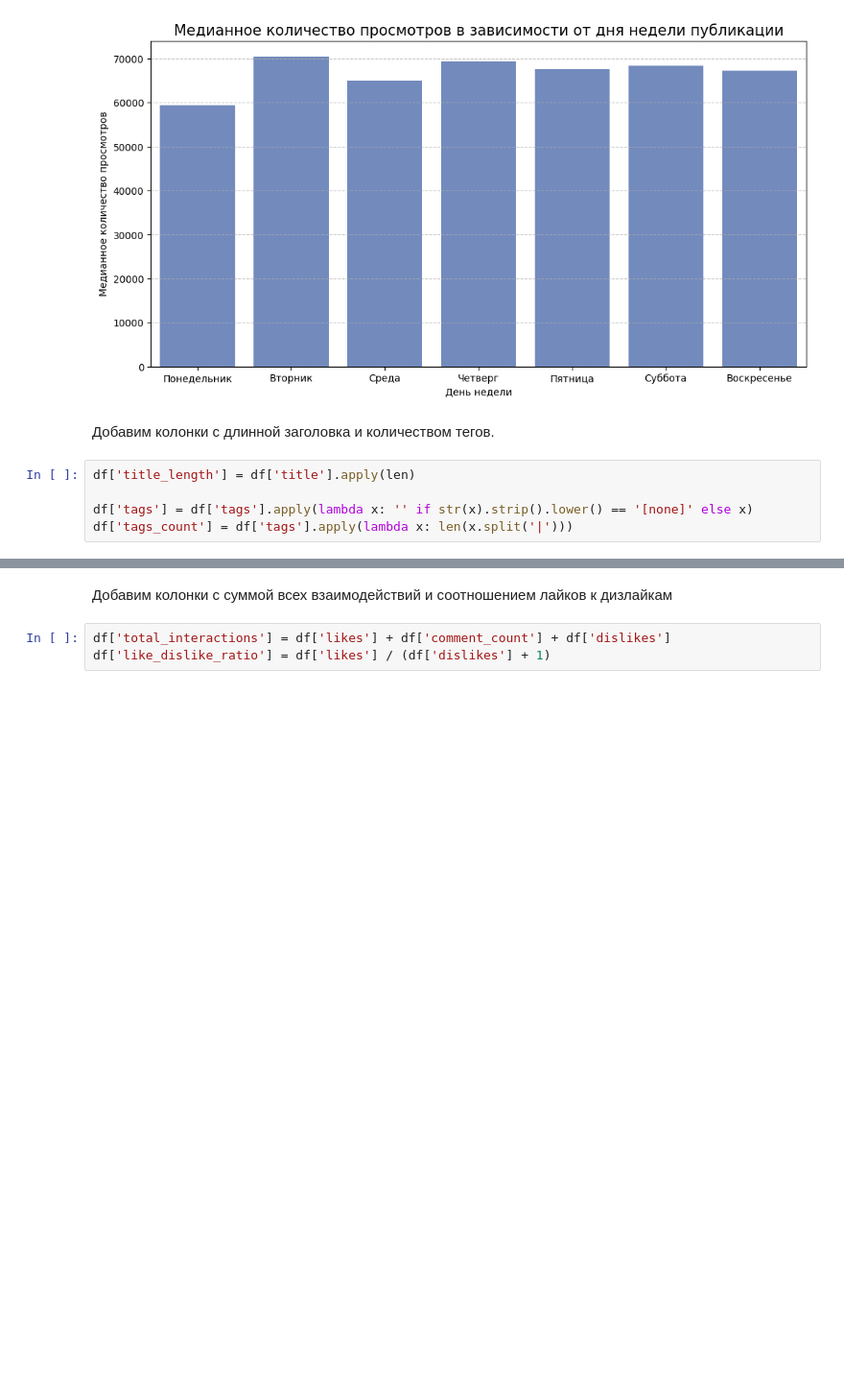
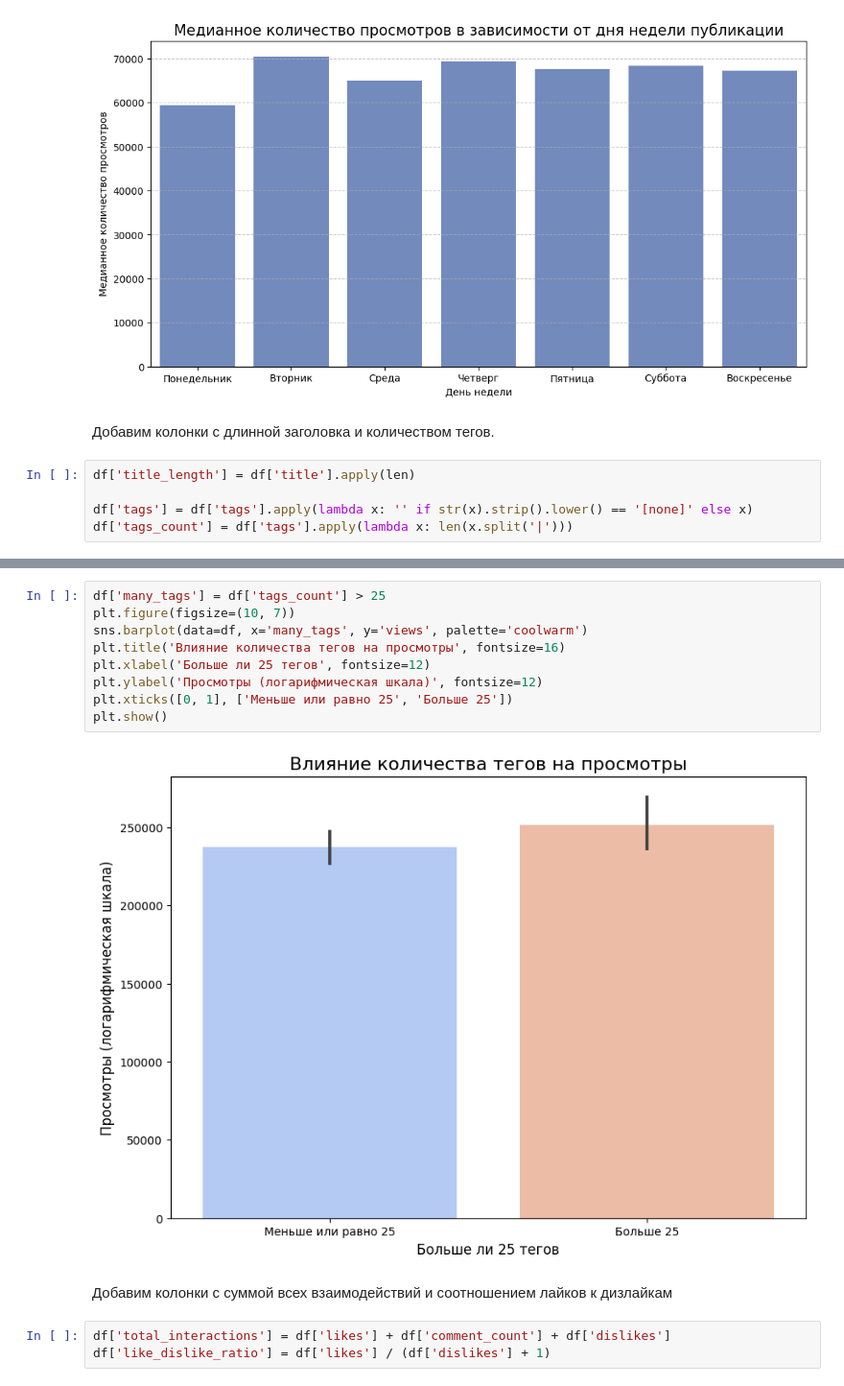
Before and after one commit to ChesanchesPt/Data-Science-proj, a Jupyter notebook: data-science-proj.ipynb, the cells around one changed output, grey strips where cells are left out. Shown at 96% size. Saved outputs shown, nothing was run; the diff lists cells and outputs as text; blank space fills up the shorter version.

```diff
--- a/data-science-proj.ipynb
+++ b/data-science-proj.ipynb
@@ -303,3 +287,14 @@ plt.show()
+# %%
+df['many_tags'] = df['tags_count'] > 25
+plt.figure(figsize=(10, 7))
+sns.barplot(data=df, x='many_tags', y='views', palette='coolwarm')
+plt.title('Влияние количества тегов на просмотры', fontsize=16)
+plt.xlabel('Больше ли 25 тегов', fontsize=12)
+plt.ylabel('Просмотры (логарифмическая шкала)', fontsize=12)
+plt.xticks([0, 1], ['Меньше или равно 25', 'Больше 25'])
+plt.show()
+# %% [output]
+[figure, added]
 # %% [markdown]
 Добавим колонки с суммой всех взаимодействий и соотношением лайков к дизлайкам
 # %%
```
Also changed, not shown: parts of 26 cells of this notebook.
